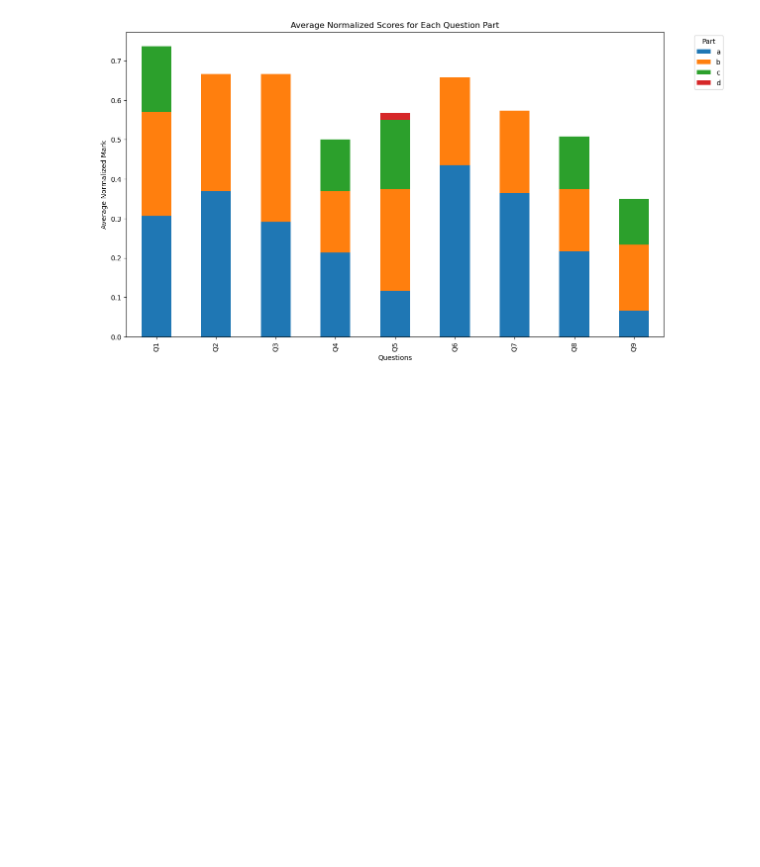
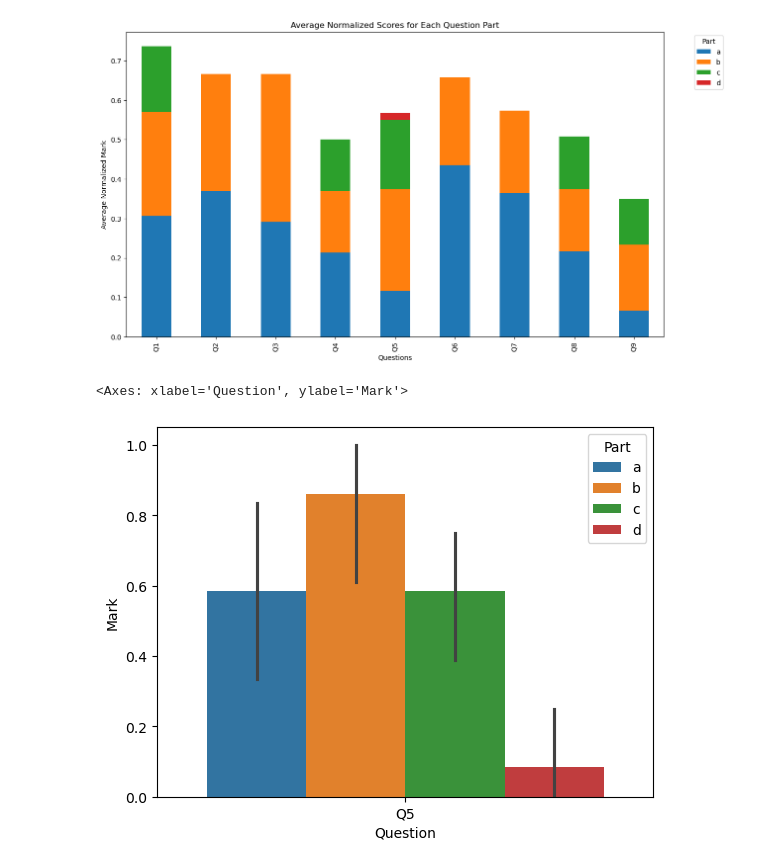
Before and after one commit to dlehdgk/assessments, a Jupyter notebook: example.ipynb, the cells around one changed output. Cells and saved outputs as stored; diff of their text form; code cells hidden in the pictures; blank space fills up the shorter version.

```diff
--- a/example.ipynb
+++ b/example.ipynb
@@ -44,3 +44,9 @@ plt.savefig("Output/P3 Mock per Q.png", dpi=300)
 plt.show()
 # %% [output]
 [figure]
+# %%
+marks = p3_mock.marks(norm=True)
+sns.barplot(data=marks[marks['Question'].str.contains('Q5')], x = 'Question', y = 'Mark', hue='Part')
+# %% [output]
+<Axes: xlabel='Question', ylabel='Mark'>
+[figure, added]
```
Also changed, not shown: parts of 1 cell of this notebook, 11 other files.
